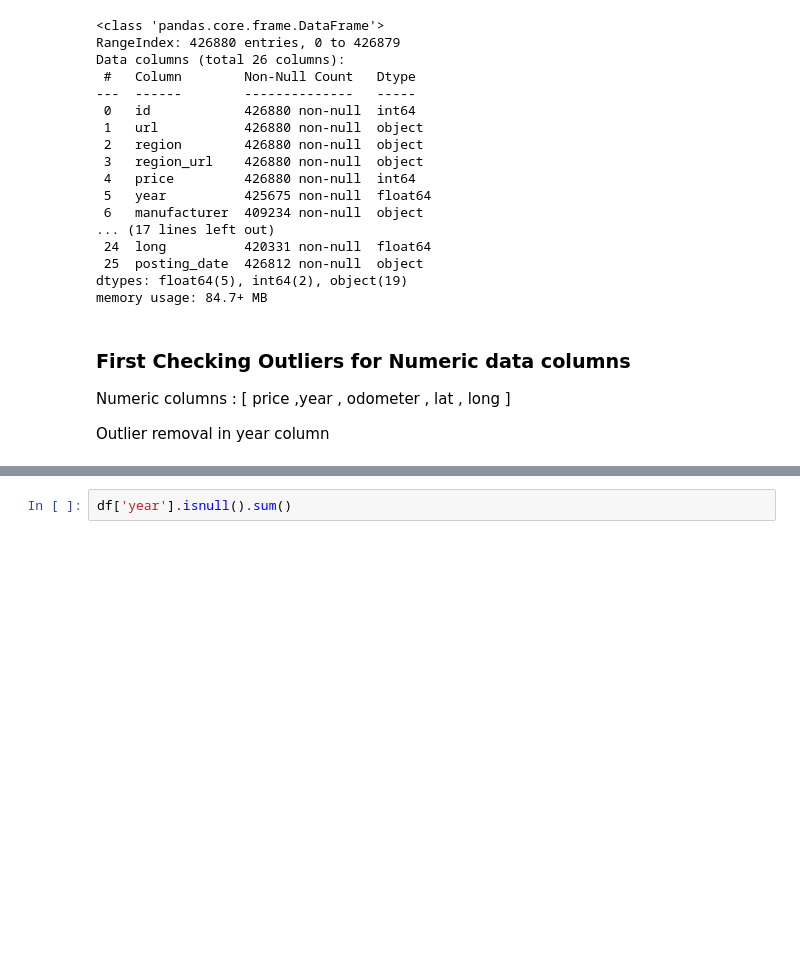
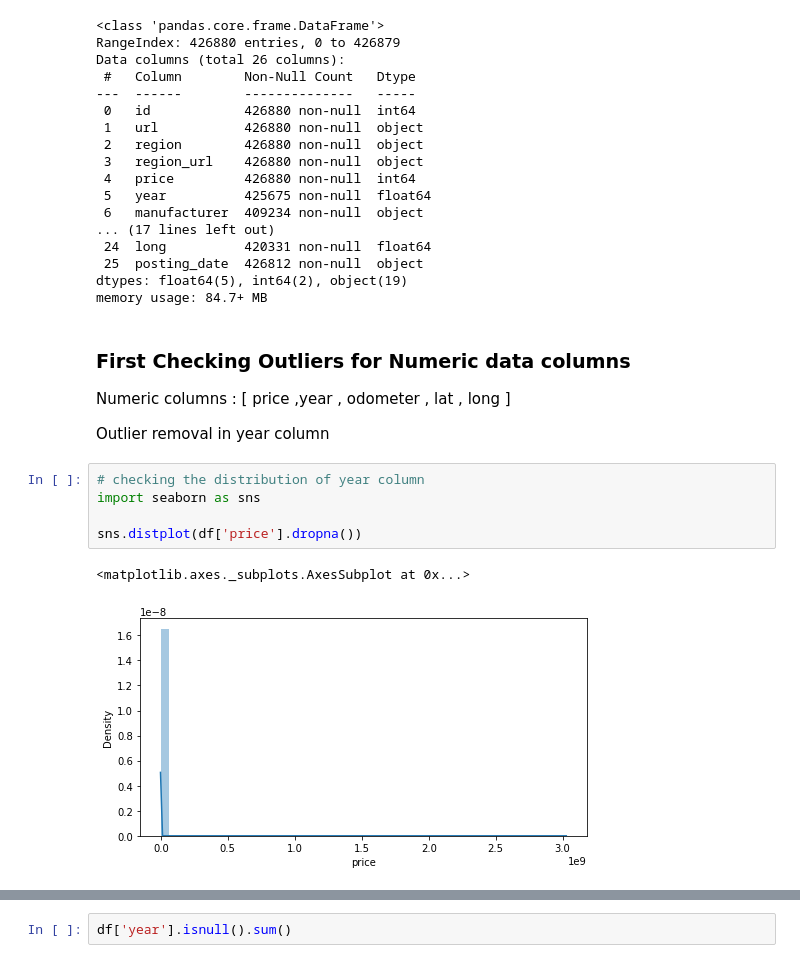
Before and after one commit to sainiankur63/Master_Modular_project, a Jupyter notebook: Notebook_2_OutlierRemovals.ipynb, the cells around one changed output, grey strips where cells are left out. Saved outputs shown, nothing was run; the diff lists cells and outputs as text; blank space fills up the shorter version.

```diff
--- a/Notebook_2_OutlierRemovals.ipynb
+++ b/Notebook_2_OutlierRemovals.ipynb
@@ -60,3 +60,11 @@ memory usage: 84.7+ MB
 Numeric columns : [ price ,year , odometer , lat , long ] <br>
 
 Outlier removal in year column
+# %%
+# checking the distribution of year column
+import seaborn as sns
+
+sns.distplot(df['price'].dropna())
+# %% [output]
+<matplotlib.axes._subplots.AxesSubplot at 0x...>
+[figure, added]
```
Also changed, not shown: parts of 5 cells of this notebook.
